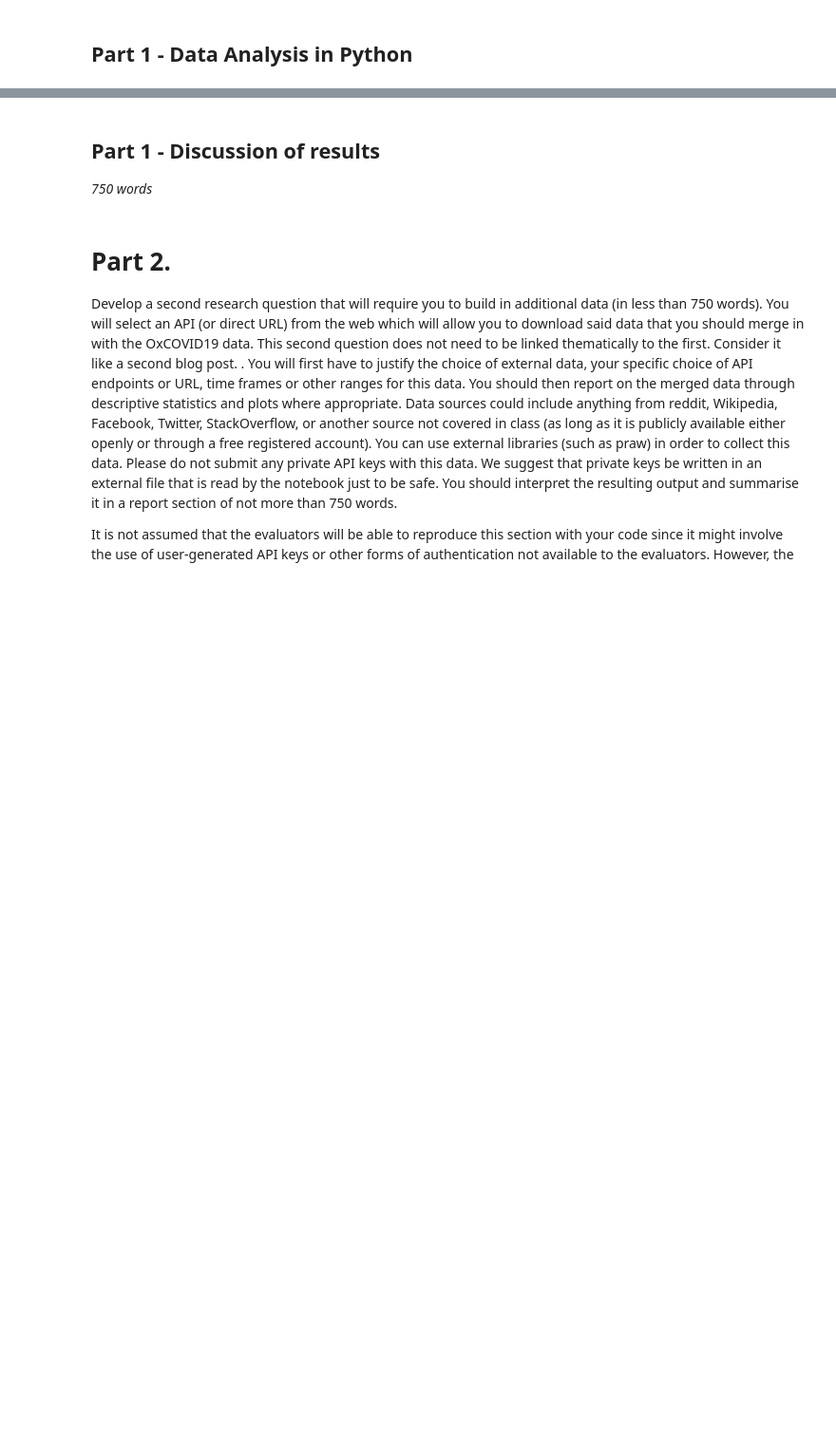
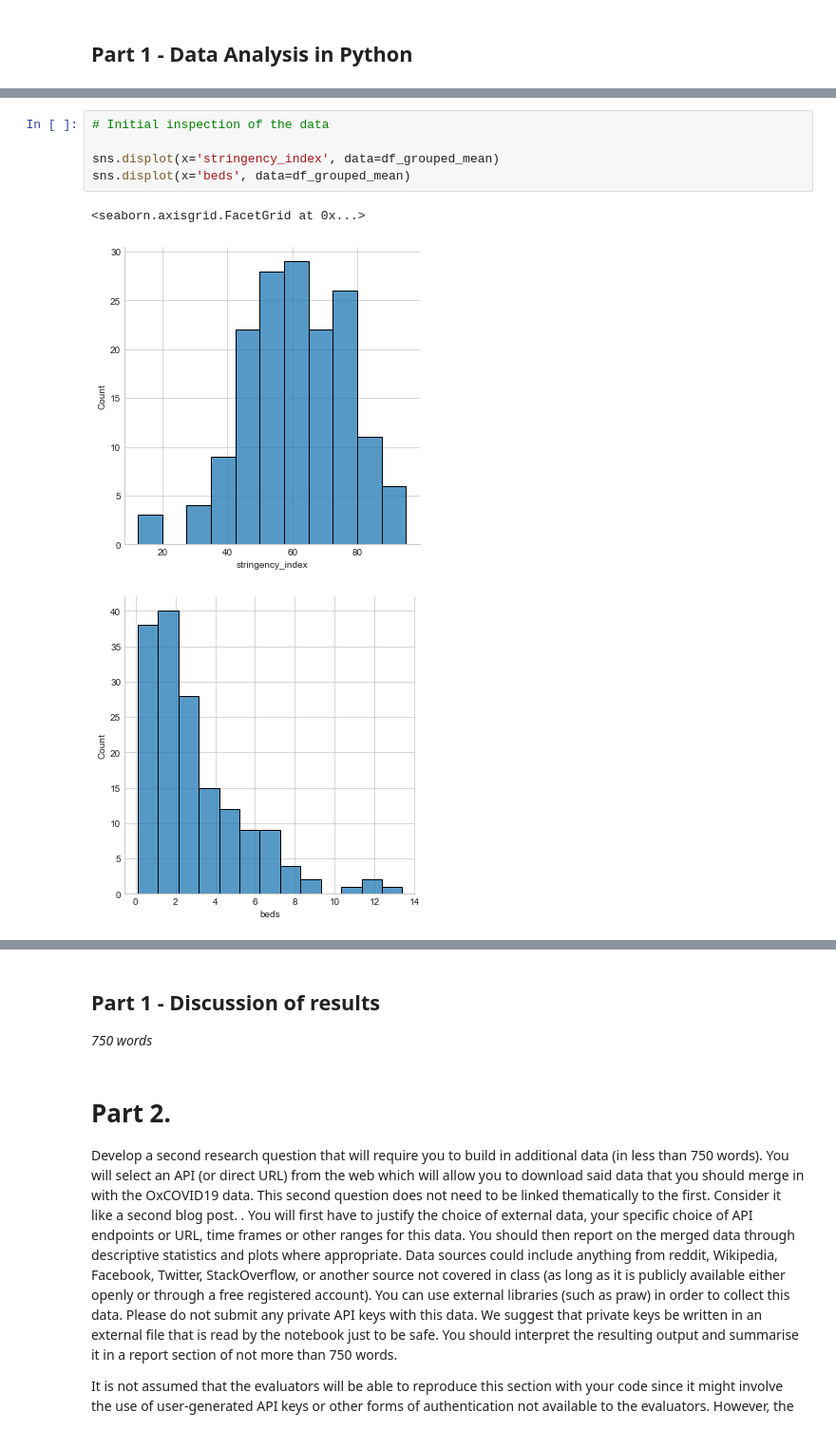
Before and after one commit to wbhz/COVID-19-Analyses, a Jupyter notebook: Willem_Zents_Fundamentals_Summative.ipynb, the cells around one changed output, grey strips where cells are left out. Shown: that part at 95% size. Cells and saved outputs as stored; diff of their text form; blank space fills up the shorter version.

```diff
--- a/Willem_Zents_Fundamentals_Summative.ipynb
+++ b/Willem_Zents_Fundamentals_Summative.ipynb
@@ -88,0 +105,9 @@ dtype: int64
+# %%
+# Initial inspection of the data
+
+sns.displot(x='stringency_index', data=df_grouped_mean)
+sns.displot(x='beds', data=df_grouped_mean)
+# %% [output]
+<seaborn.axisgrid.FacetGrid at 0x...>
+[figure, added]
+[figure, added]
```
Also changed, not shown: parts of 9 cells of this notebook.
